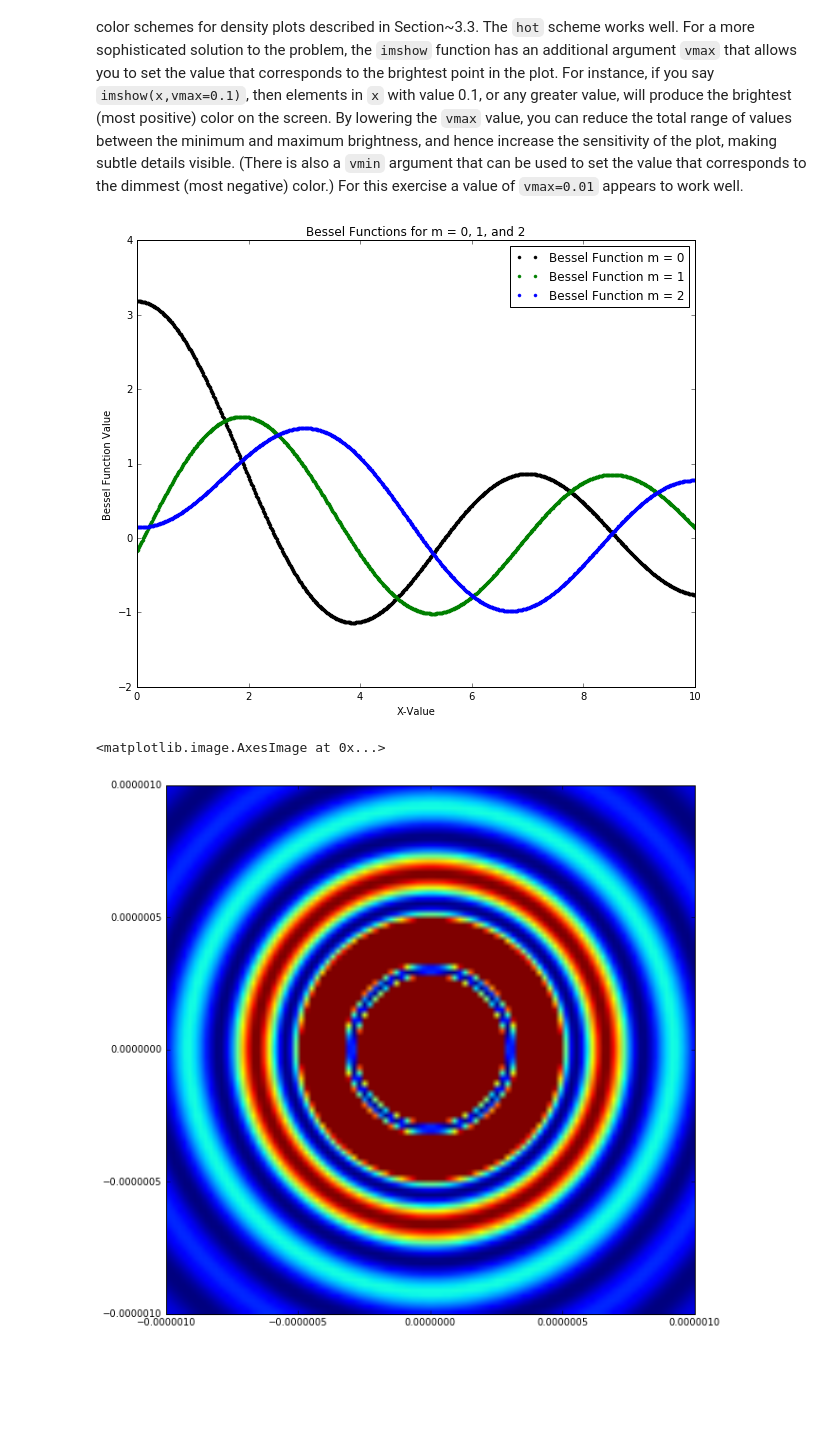
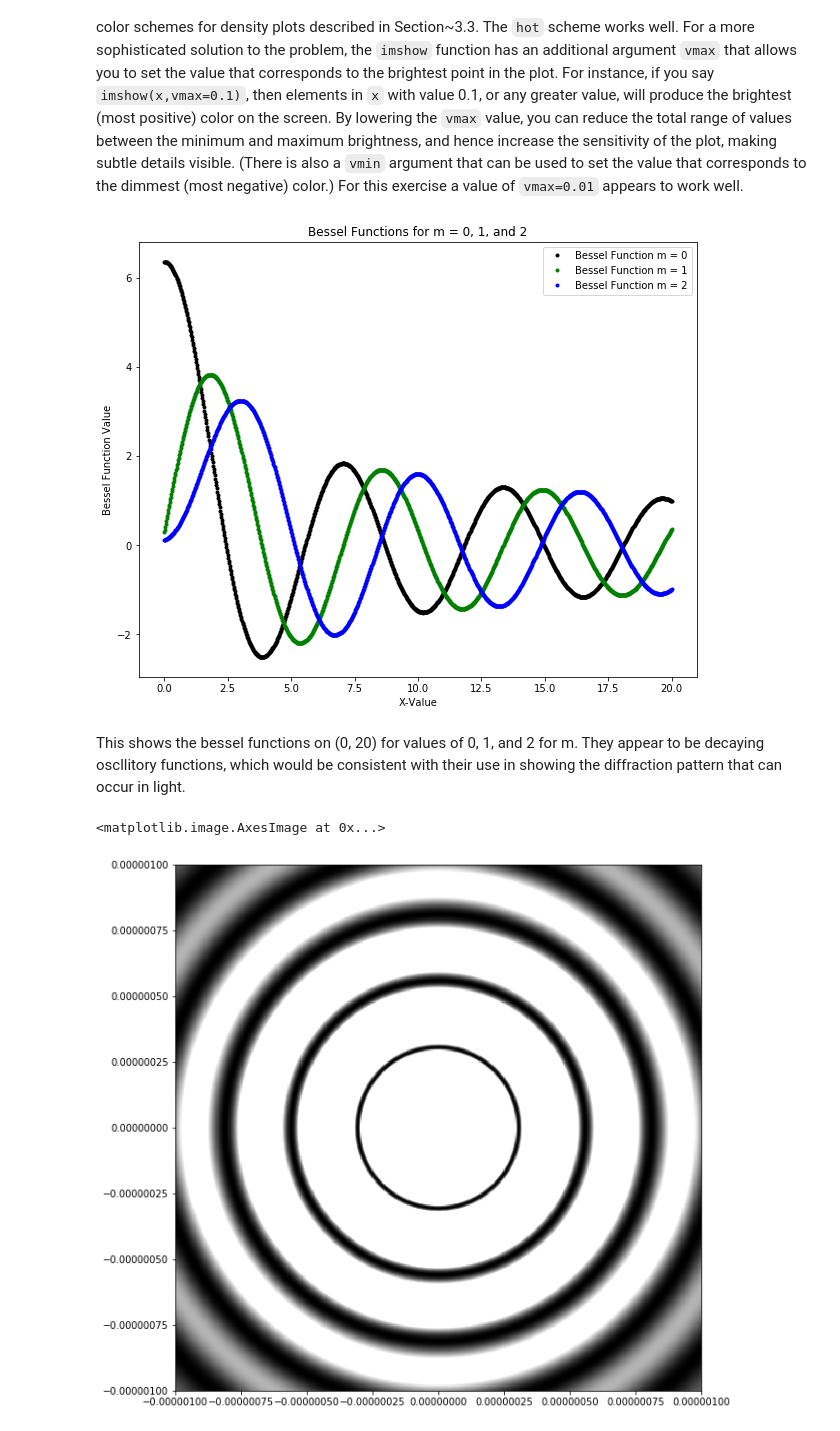
Before and after one commit to DannieWright/Labs, a Jupyter notebook: Lab4/Lab4.ipynb, the cells around one changed output. Cells and saved outputs as stored; diff of their text form; code cells hidden in the pictures; blank space fills up the shorter version.

```diff
--- a/Lab4/Lab4.ipynb
+++ b/Lab4/Lab4.ipynb
@@ -185,6 +195,13 @@ import pylab as plt
 #print(help(integrate.integrate))
 
 def gaussianFunction (x):
+    """
+    Description: returns the value of a gaussian function based upon the given independant value for the function
+
+    Parameters: x - independant value for gaussian function
+
+    Return: the value of a gaussian function evaluated at the given independant variable
+    """
     return math.exp (-(x**2))
 
 x1 = -1
@@ -434,7 +458,14 @@ import numpy as np
 %matplotlib inline
 
 def J(m,x):
-    '''Calculate the Bessel function'''
+    """
+    Description: returns the bessel function for the specified m-value at the specified x-value
+
+    Parameters: m - nonnegative integer
+                x - independant variable at which the bessel function is being evaluated
+
+    Return: bessel function for the given m-value at the specified x-value
+    """
 
     def f_theta(theta):
         func_arg = 1/math.pi * math.cos(m*theta - x*math.sin(theta))
@@ -449,10 +480,10 @@ def J(m,x):
 #Part 1 - plotting the Bessel Function
 #######################################
 N = 1000
-x1 = 0
-x2 = 10
+a = 0
+b = 20
 
-xValues = np.linspace (x1, x2, N)
+xValues = np.linspace (a, b, N)
 
 besselFunc0 = []
 besselFunc1 = []
@@ -474,37 +505,47 @@ plt.ylabel ("Bessel Function Value")
 plt.title ("Bessel Functions for m = 0, 1, and 2")
 plt.show ()
 # %% [output]
-[figure, old version]
+[figure, new version]
+# %% [markdown]
+This shows the bessel functions on (0, 20) for values of 0, 1, and 2 for m. They appear to be decaying oscllitory functions, which would be consistent with their use in showing the diffraction pattern that can occur in light.
 # %%
 #I've given you some dimensions to get you started,
 # code up the diffraction pattern from here
 
 import math
 
 def intensity (radius, kValue):
+    """
+    Description: returns the intensity based upon the radius away from the mid point and the given kValue
+
+    Parameters: radius - radial distance from centre
+                kValue - $k=2\pi/\lambda$
+
+    Return: the intensity value based upon the radius and k-value
+    """
     return ((J (1, radius * kValue)) / (radius * kValue))**2
 
 #########
 #Part 2 - plotting the diffraction pattern
 #########
 lambda1 = 500e-9          #500 nm
 k = 2.0 * math.pi / lambda1
 x_max=1e-6                #1 micron - make this the the approximate scale of your problem
 
-N = 100
+N = 500
 xyGrid = np.empty ([N, N], float)
 xValues = np.linspace (-x_max, x_max, N)
 yValues = np.linspace (-x_max, x_max, N)
 
 for n in range (len (xValues)):
     for m in range (len (yValues)):
         x = xValues[n]
         y = yValues[m]
         xyGrid[n][m] = intensity (math.sqrt (x**2 + y**2), k)
 
 
 plt.figure (figsize = (10, 10))
-plt.imshow (xyGrid, origin = "lower", extent = [-x_max, x_max, -x_max, x_max], vmax=0.01)
+plt.imshow (xyGrid, origin = "lower", extent = [-x_max, x_max, -x_max, x_max], vmax=0.01, cmap='gray')
 # %% [output]
 <matplotlib.image.AxesImage at 0x...>
-[figure, old version]
+[figure, new version]
```
Also changed, not shown: parts of 8 cells of this notebook.
